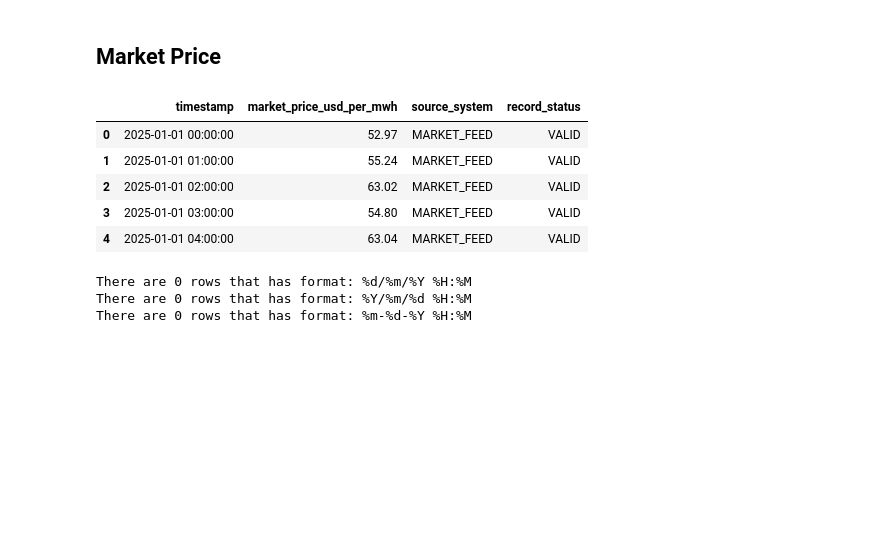
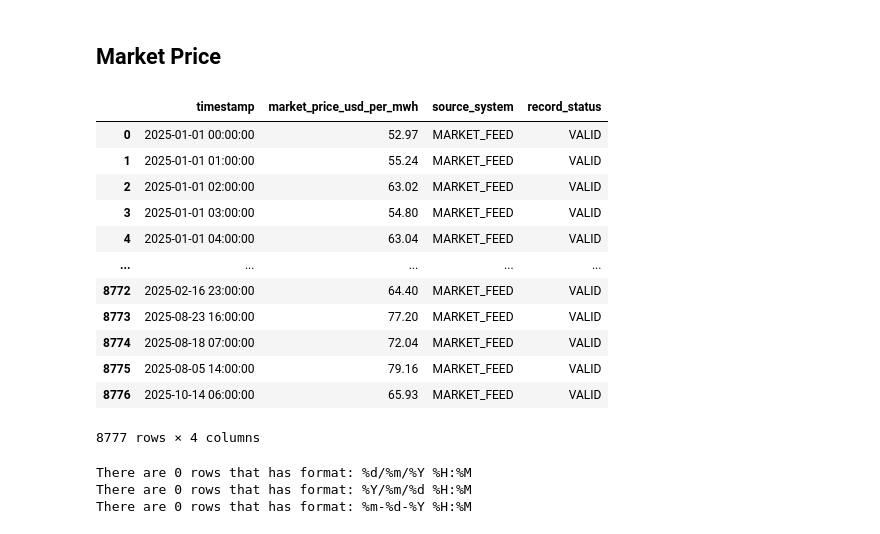
Before and after one commit to sadamhabnawi28/GreenGrid_Energy_Project, a Jupyter notebook: scripts/data_cleaning.ipynb, the cells around one changed output. Cells and saved outputs as stored; diff of their text form; code cells hidden in the pictures; blank space fills up the shorter version.

```diff
--- a/scripts/data_cleaning.ipynb
+++ b/scripts/data_cleaning.ipynb
@@ -374,15 +446,22 @@ df_ems = df_ems.sort_values(by="timestamp")
 # %%
 market_price = path + "market_price_raw.csv"
 df_market_price = pd.read_csv(market_price)
 
-df_market_price.head()
+df_market_price
 # %% [output]
 |  | timestamp | market_price_usd_per_mwh | source_system | record_status |
 | 0 | 2025-01-01 00:00:00 | 52.97 | MARKET_FEED | VALID |
 | 1 | 2025-01-01 01:00:00 | 55.24 | MARKET_FEED | VALID |
 | 2 | 2025-01-01 02:00:00 | 63.02 | MARKET_FEED | VALID |
 | 3 | 2025-01-01 03:00:00 | 54.80 | MARKET_FEED | VALID |
 | 4 | 2025-01-01 04:00:00 | 63.04 | MARKET_FEED | VALID |
+| ... | ... | ... | ... | ... |
+| 8772 | 2025-02-16 23:00:00 | 64.40 | MARKET_FEED | VALID |
+| 8773 | 2025-08-23 16:00:00 | 77.20 | MARKET_FEED | VALID |
+| 8774 | 2025-08-18 07:00:00 | 72.04 | MARKET_FEED | VALID |
+| 8775 | 2025-08-05 14:00:00 | 79.16 | MARKET_FEED | VALID |
+| 8776 | 2025-10-14 06:00:00 | 65.93 | MARKET_FEED | VALID |
+8777 rows × 4 columns
 # %%
 timestamp_reg(df_market_price, "timestamp")
 # %%
```
Also changed, not shown: parts of 36 cells of this notebook, 4 other files.
